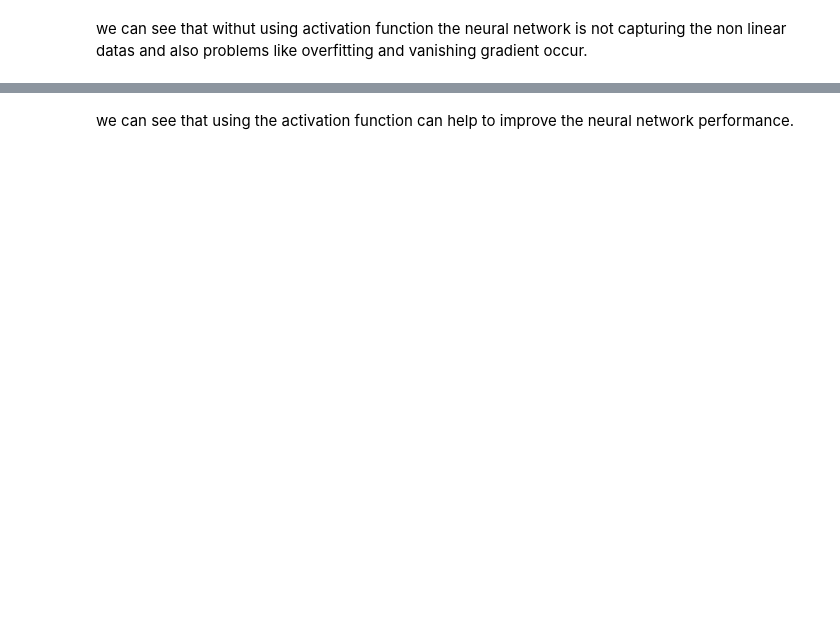
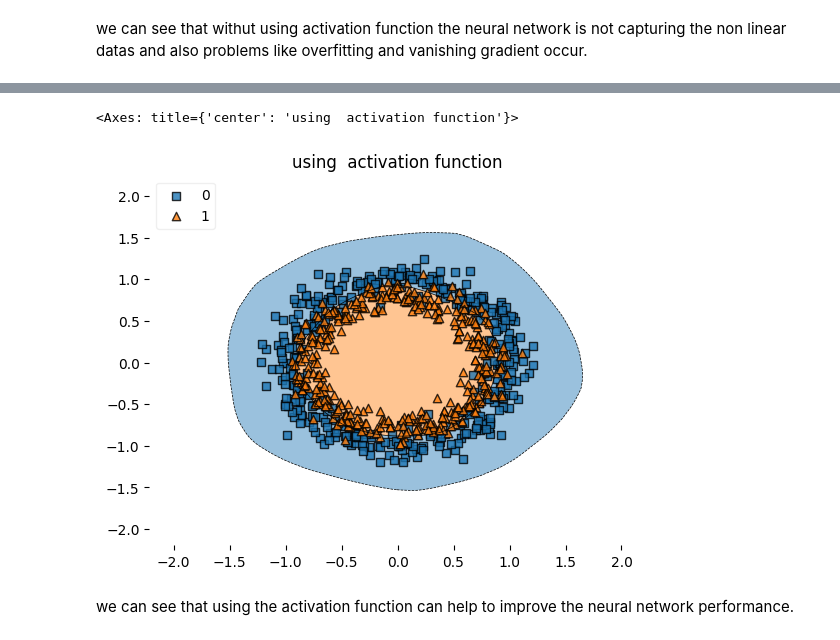
Before and after one commit to kshitizkndl2/DeepLearning, a Jupyter notebook: ActivationsFunctions/activationfunctions.ipynb, the cells around one changed output, grey strips where cells are left out. Drawn from its saved outputs; the diff is of its cells as text; code cells hidden in the pictures; blank space fills up the shorter version.

```diff
--- a/ActivationsFunctions/activationfunctions.ipynb
+++ b/ActivationsFunctions/activationfunctions.ipynb
@@ -125,0 +126,5 @@ Epoch 28: early stopping
+# %%
+from mlxtend.plotting import plot_decision_regions
+plt.title('using  activation function')
+plot_decision_regions(x_train, y_train, clf=model1, legend=2)
+# %% [output]
@@ -126,2 +132,4 @@ Epoch 28: early stopping
+<Axes: title={'center': 'using  activation function'}>
+[figure, added]
 # %% [markdown]
 we can see that using the activation function can help to improve the neural network performance.
```
Also changed, not shown: parts of 4 cells of this notebook, 1 other file.
